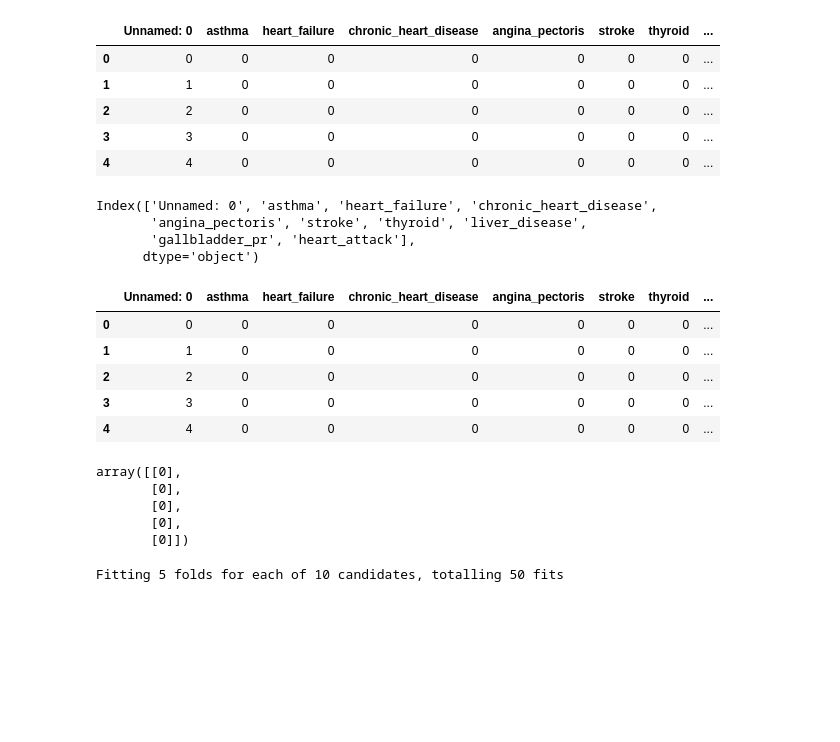
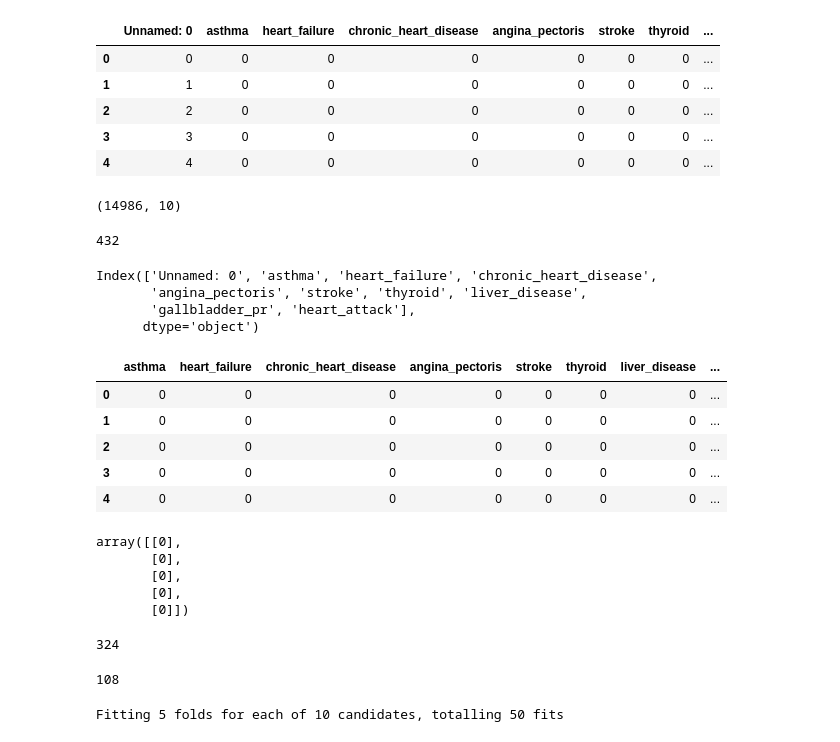
Before and after one commit to equitymarkets/HeartAttackPrediction, a Jupyter notebook: hyper_parameter_tuning.ipynb, the cells around one changed output. Cells and saved outputs as stored; diff of their text form; code cells hidden in the pictures; blank space fills up the shorter version.

```diff
--- a/hyper_parameter_tuning.ipynb
+++ b/hyper_parameter_tuning.ipynb
@@ -19,6 +19,15 @@ df.head()
 | 2 | 2 | 0 | 0 | 0 | 0 | 0 | 0 | ... |
 | 3 | 3 | 0 | 0 | 0 | 0 | 0 | 0 | ... |
 | 4 | 4 | 0 | 0 | 0 | 0 | 0 | 0 | ... |
+# %%
+df.shape
+# %% [output]
+(14986, 10)
+# %%
+heart_attacks = (df["heart_attack"] == 1).sum()
+heart_attacks
+# %% [output]
+432
 # %%
 df.columns
 # %% [output]
@@ -32,15 +41,15 @@ columns = []
 # %%
 # features set
 X = df.copy()
-X.drop('heart_attack', axis = 1, inplace = True)
+X.drop(['heart_attack', 'Unnamed: 0'], axis = 1, inplace = True)
 X.head()
 # %% [output]
-|  | Unnamed: 0 | asthma | heart_failure | chronic_heart_disease | angina_pectoris | stroke | thyroid | ... |
+|  | asthma | heart_failure | chronic_heart_disease | angina_pectoris | stroke | thyroid | liver_disease | ... |
 | 0 | 0 | 0 | 0 | 0 | 0 | 0 | 0 | ... |
-| 1 | 1 | 0 | 0 | 0 | 0 | 0 | 0 | ... |
-| 2 | 2 | 0 | 0 | 0 | 0 | 0 | 0 | ... |
-| 3 | 3 | 0 | 0 | 0 | 0 | 0 | 0 | ... |
-| 4 | 4 | 0 | 0 | 0 | 0 | 0 | 0 | ... |
+| 1 | 0 | 0 | 0 | 0 | 0 | 0 | 0 | ... |
+| 2 | 0 | 0 | 0 | 0 | 0 | 0 | 0 | ... |
+| 3 | 0 | 0 | 0 | 0 | 0 | 0 | 0 | ... |
+| 4 | 0 | 0 | 0 | 0 | 0 | 0 | 0 | ... |
 # %%
 # target set
 y = df['heart_attack'].values.reshape(-1,1)
@@ -57,3 +66,20 @@ X_train, X_test, y_train, y_test = train_test_split(X, y, random_state=444)
+# %%
+sum = 0
+for label in y_train:
+  if label == 1:
+    sum += 1
+
+sum
+# %% [output]
+324
+# %%
+sum = 0
+for label in y_test:
+  if label == 1:
+    sum += 1
+sum
+# %% [output]
+108
 # %%
 # Create the StandardScaler instance
 scaler = StandardScaler()
```
Also changed, not shown: parts of 5 cells of this notebook.
